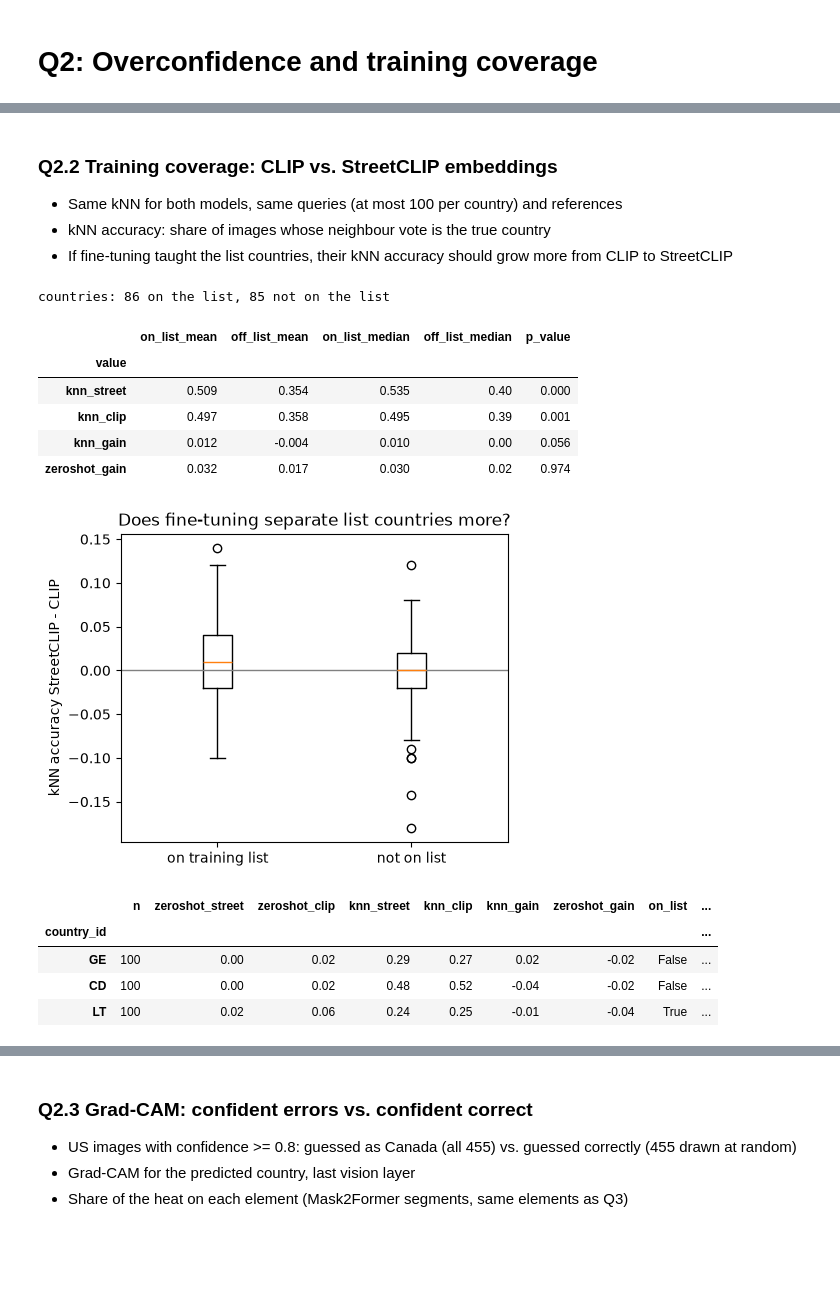
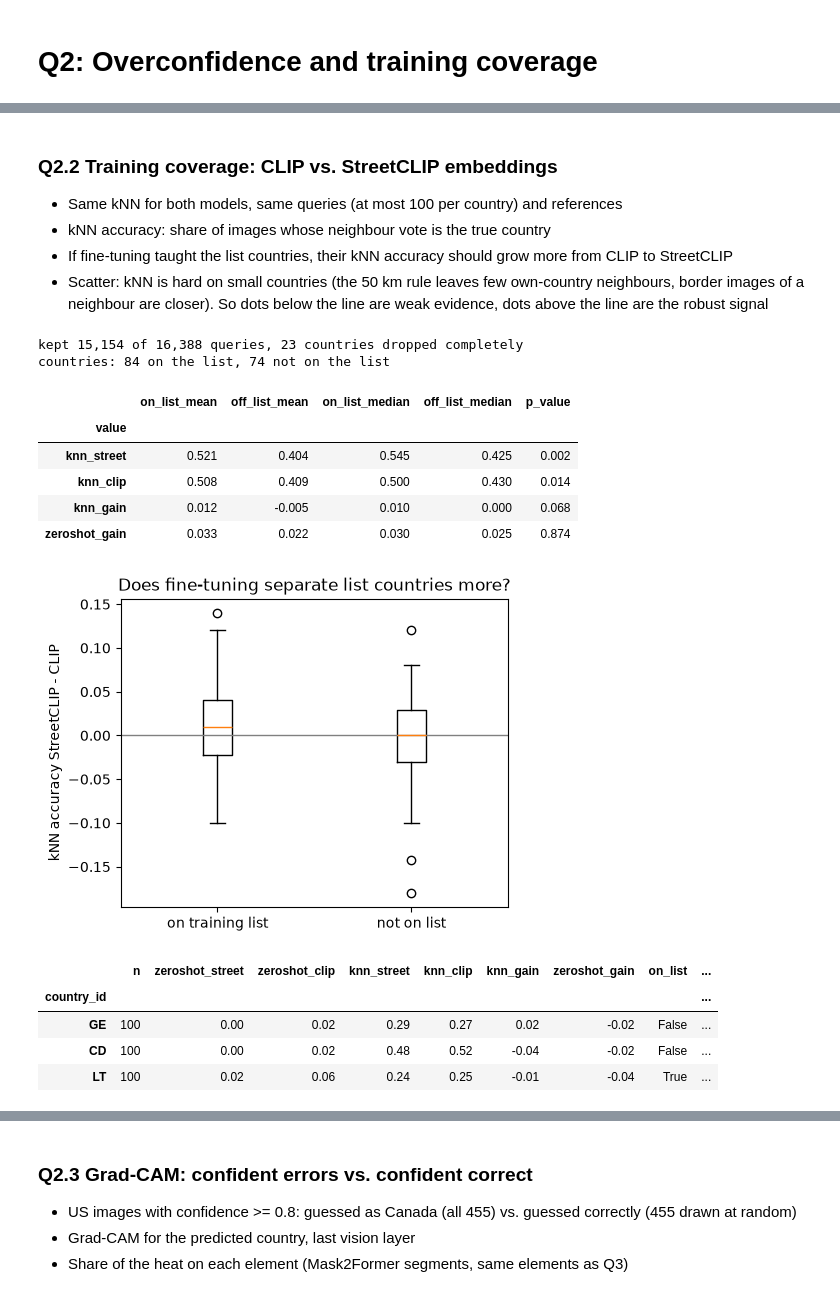
Before and after one commit to mhammer3366/ai_and_visualisation_OpenSI, a Jupyter notebook: notebooks/phase2_Human.ipynb, the cells around one changed output, grey strips where cells are left out. Drawn from its saved outputs; the diff is of its cells as text; code cells hidden in the pictures; blank space fills up the shorter version.

```diff
--- a/notebooks/phase2_Human.ipynb
+++ b/notebooks/phase2_Human.ipynb
@@ -68,28 +85,31 @@ q2p.plot_groups(t21)
 - Same kNN for both models, same queries (at most 100 per country) and references
 - kNN accuracy: share of images whose neighbour vote is the true country
 - If fine-tuning taught the list countries, their kNN accuracy should grow more from CLIP to StreetCLIP
+- Scatter: kNN is hard on small countries (the 50 km rule leaves few own-country neighbours, border images of a neighbour are closer). So dots below the line are weak evidence, dots above the line are the robust signal
 # %%
 preds_clip, _, _, _ = PredictionRunner.load("results/shared/clip_v1_center_crop")
 emb_clip = q2p.load_embeddings("results/shared/clip_v1_center_crop")
 p_clip = usable(preds_clip)
 
 q22 = p.sample(frac=1, random_state=42).groupby("country_id").head(100)
+q22 = q2p.keep_reachable(ref, q22)
 q_street = q2p.knn_columns(q22, q2p.neighbours(emb, ref, q22, min_km=50))
 q_clip = q2p.knn_columns(p_clip.loc[q22.index],
                          q2p.neighbours(emb_clip, p_clip.loc[ref.index], p_clip.loc[q22.index], min_km=50))
 t22 = q2p.country_table(q_street, q_clip, mapper)
 display(q2p.compare_lists(t22).round(3))
 q2p.plot_gain(t22)
 display(t22.loc[["GE", "CD", "LT"]].round(2))
 # %% [output]
-countries: 86 on the list, 85 not on the list
+kept 15,154 of 16,388 queries, 23 countries dropped completely
+countries: 84 on the list, 74 not on the list
 |  | on_list_mean | off_list_mean | on_list_median | off_list_median | p_value |
 | value |  |  |  |  |  |
-| knn_street | 0.509 | 0.354 | 0.535 | 0.40 | 0.000 |
-| knn_clip | 0.497 | 0.358 | 0.495 | 0.39 | 0.001 |
-| knn_gain | 0.012 | -0.004 | 0.010 | 0.00 | 0.056 |
-| zeroshot_gain | 0.032 | 0.017 | 0.030 | 0.02 | 0.974 |
+| knn_street | 0.521 | 0.404 | 0.545 | 0.425 | 0.002 |
+| knn_clip | 0.508 | 0.409 | 0.500 | 0.430 | 0.014 |
+| knn_gain | 0.012 | -0.005 | 0.010 | 0.000 | 0.068 |
+| zeroshot_gain | 0.033 | 0.022 | 0.030 | 0.025 | 0.874 |
-[figure, old version]
+[figure, new version]
 |  | n | zeroshot_street | zeroshot_clip | knn_street | knn_clip | knn_gain | zeroshot_gain | on_list | ... |
 | country_id |  |  |  |  |  |  |  |  | ... |
 | GE | 100 | 0.00 | 0.02 | 0.29 | 0.27 | 0.02 | -0.02 | False | ... |
```
Also changed, not shown: parts of 17 cells of this notebook, 2 other files.
